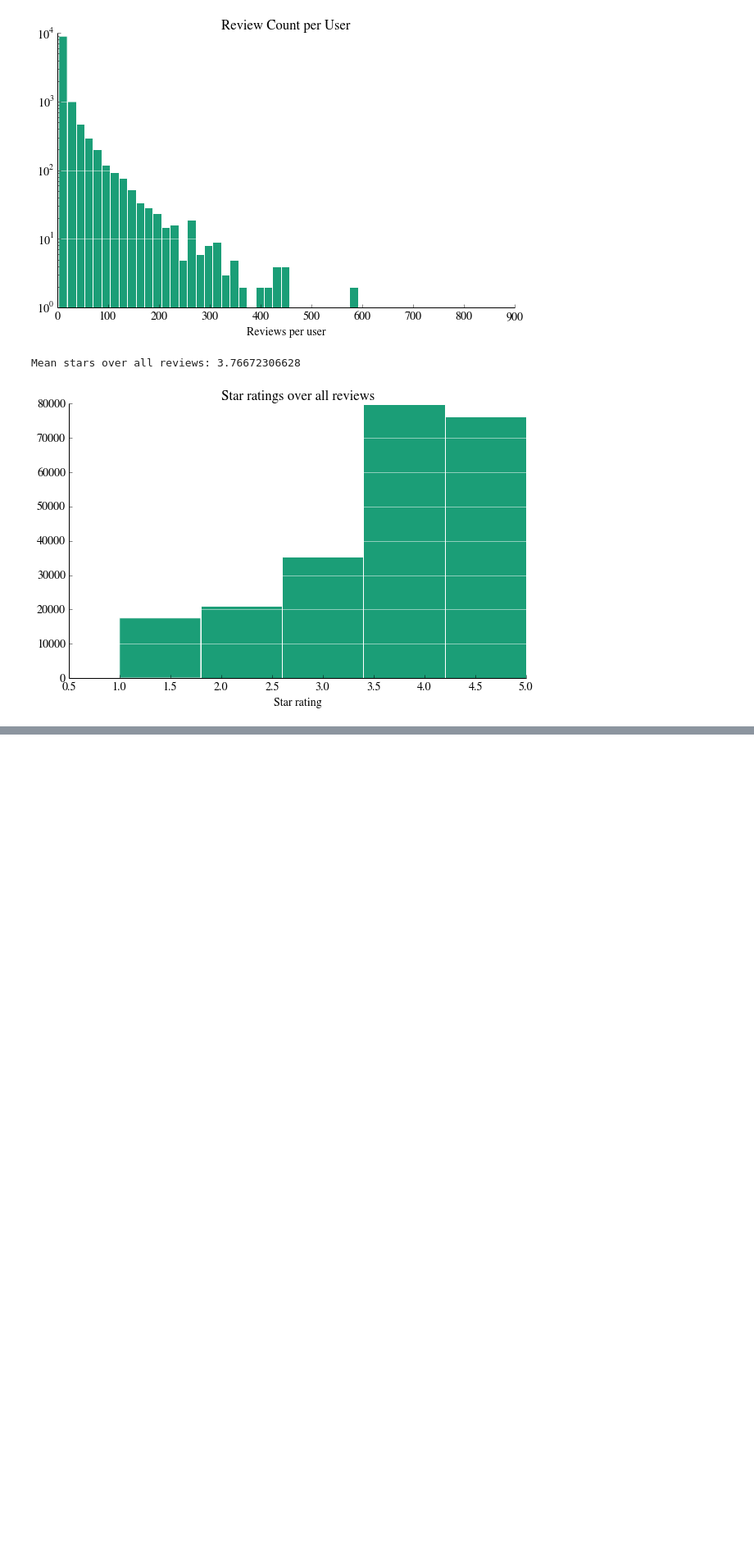
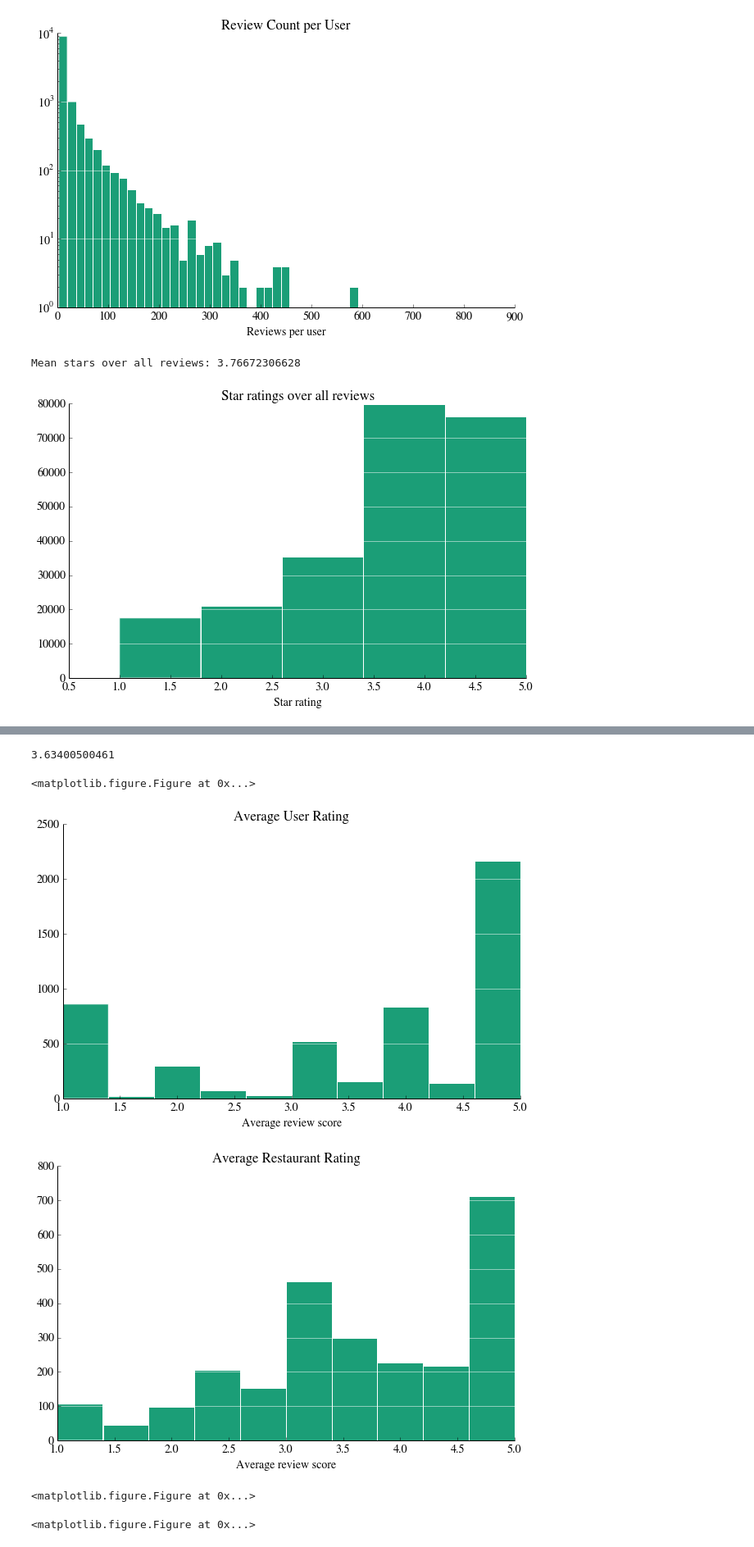
Before and after one commit to s-ramaswamy/CS-229-project, a Jupyter notebook: Visualizations.ipynb, the cells around one changed output, grey strips where cells are left out. Shown: that part at 82% size. Drawn from its saved outputs; the diff is of its cells as text; code cells hidden in the pictures; blank space fills up the shorter version.

```diff
--- a/Visualizations.ipynb
+++ b/Visualizations.ipynb
@@ -188,0 +237,29 @@ array([ 2.,  3.])
+# %%
+plt.figure()
+avg_ratings_by_user=smalldf.groupby('user_id').rev_stars.mean()
+ax=avg_ratings_by_user.hist()
+remove_border(ax)
+plt.xlabel("Average review score")
+plt.grid(False)
+plt.grid(axis = 'y', color ='white', linestyle='-')
+plt.title("Average User Rating")
+plt.figure()
+
+avg_ratings_by_biz=smalldf.groupby('business_id').rev_stars.mean()
+ax=avg_ratings_by_biz.hist()
+remove_border(ax)
+plt.xlabel("Average review score")
+plt.grid(False)
+plt.grid(axis = 'y', color ='white', linestyle='-')
+plt.title("Average Restaurant Rating")
+plt.figure()
+
+print smalldf.rev_stars.mean()
+plt.figure()
+# %% [output]
+3.63400500461
+<matplotlib.figure.Figure at 0x...>
+[figure, added]
+[figure, added]
+<matplotlib.figure.Figure at 0x...>
+<matplotlib.figure.Figure at 0x...>
```
Also changed, not shown: parts of 6 cells of this notebook.
